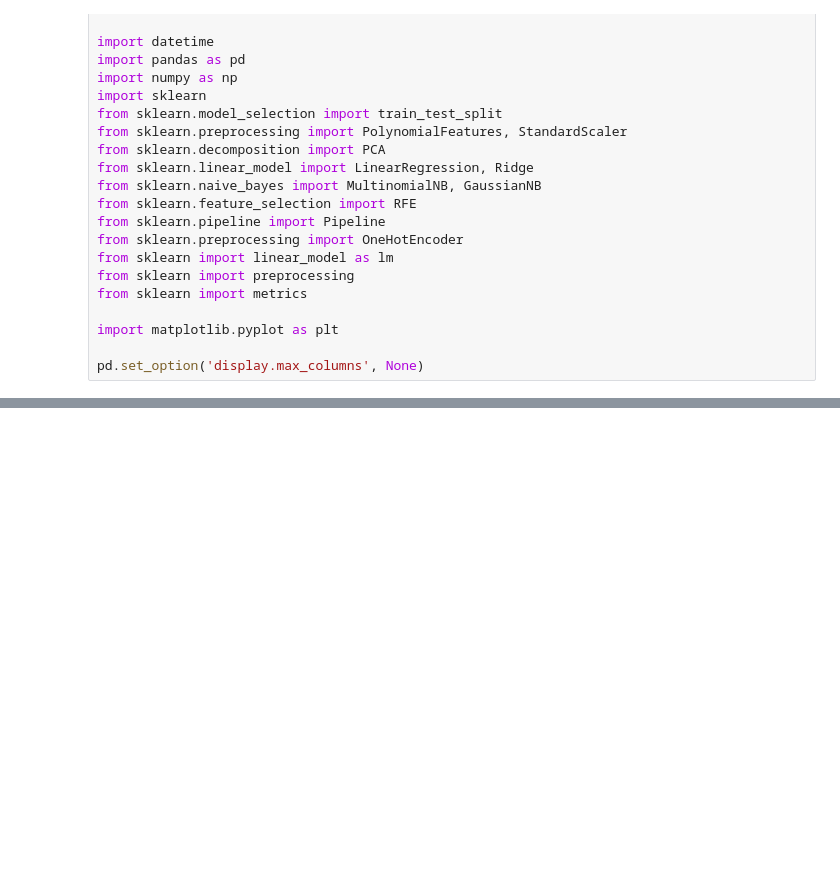
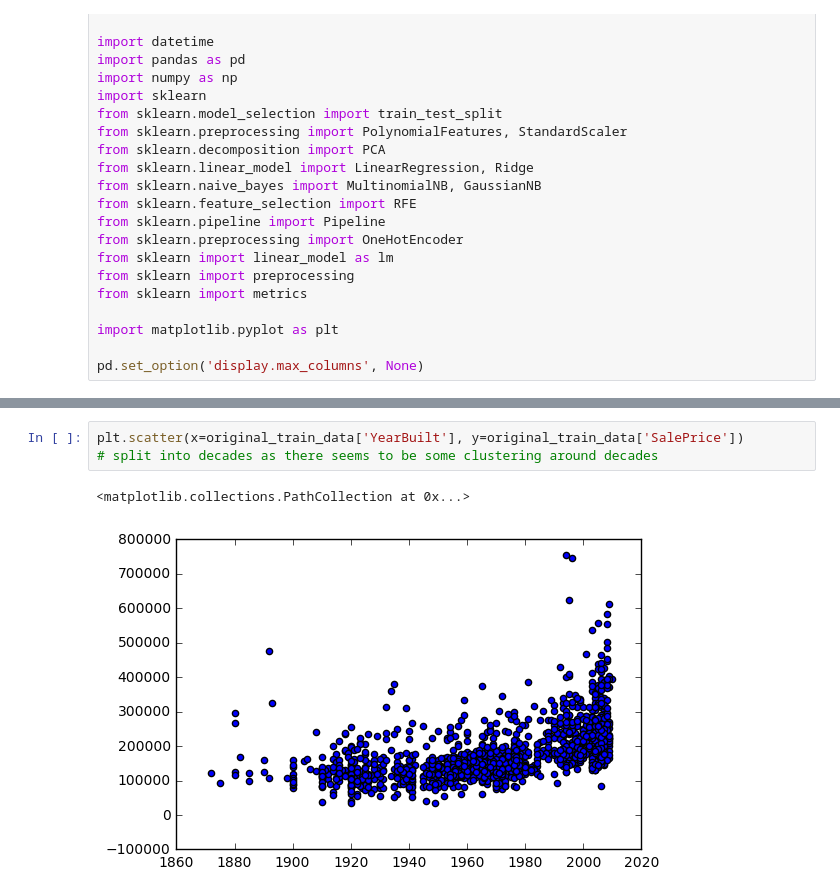
Before and after one commit to kctobin/207, a Jupyter notebook: RealEstateFinal - 1 Intro Exploration.ipynb, the cells around one changed output, grey strips where cells are left out. Cells and saved outputs as stored; diff of their text form; blank space fills up the shorter version.

```diff
--- a/RealEstateFinal - 1 Intro Exploration.ipynb
+++ b/RealEstateFinal - 1 Intro Exploration.ipynb
@@ -81,0 +134,6 @@ plt.matshow(corr, cmap=plt.cm.Greys)
+# %%
+plt.scatter(x=original_train_data['YearBuilt'], y=original_train_data['SalePrice'])
+# split into decades as there seems to be some clustering around decades
+# %% [output]
+<matplotlib.collections.PathCollection at 0x...>
+[figure, added]
```
Also changed, not shown: parts of 13 cells of this notebook.
